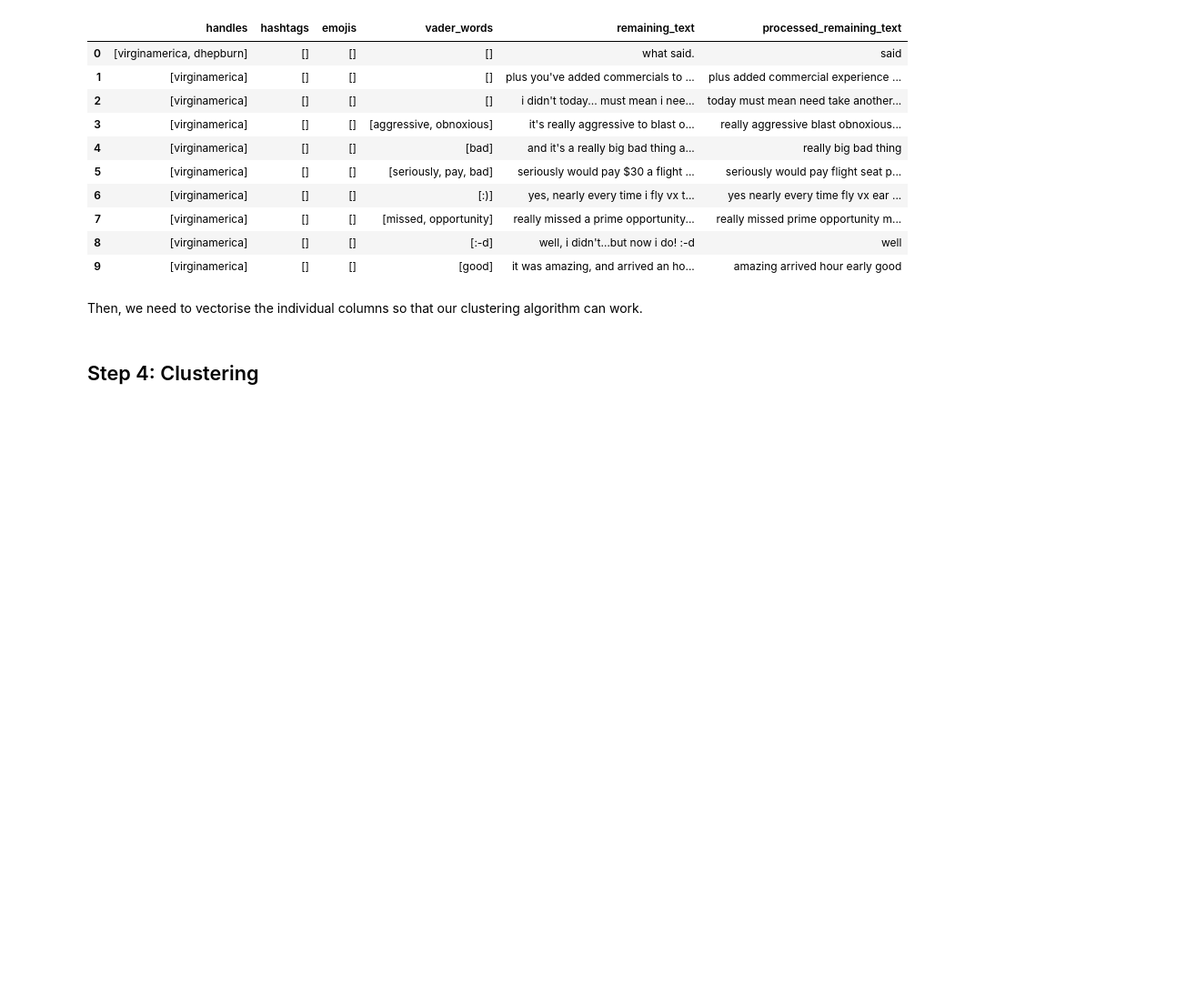
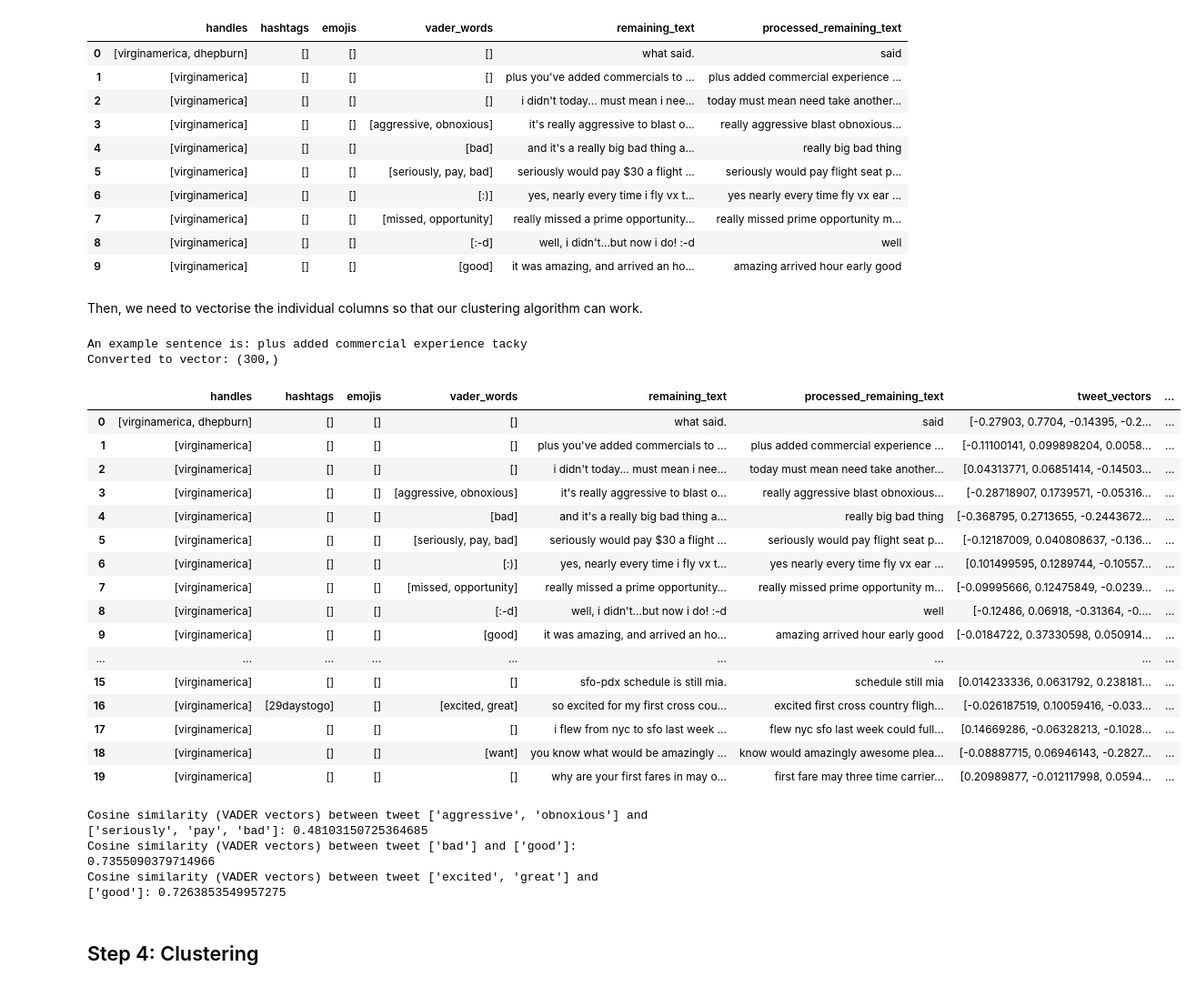
Before and after one commit to NomadZhang/MSI5001, a Jupyter notebook: main.ipynb, the cells around one changed output. Shown: that part at 91% size. Saved outputs shown, nothing was run; the diff lists cells and outputs as text; code cells hidden in the pictures; blank space fills up the shorter version.

```diff
--- a/main.ipynb
+++ b/main.ipynb
@@ -318,0 +331,13 @@ Then, we need to vectorise the individual columns so that our clustering algorit
+# %%
+import spacy
+#need to download the en_core_web_lg model
+#python -m spacy download en_core_web_lg
+nlp = spacy.load("en_core_web_lg") # Load a model with pre-trained vectors
+
+#Example of getting the vector for a sentence
+sentence=extracted_features["processed_remaining_text"].iloc[1]
+doc = nlp(sentence)
+print(f"An example sentence is: {sentence}\nConverted to vector: {doc.vector.shape}")
+# %% [output]
+An example sentence is: plus added commercial experience tacky
+Converted to vector: (300,)
@@ -319,3 +362,54 @@ Then, we need to vectorise the individual columns so that our clustering algorit
+# %%
+extracted_features.head(20)
+# %% [output]
+|  | handles | hashtags | emojis | vader_words | remaining_text | processed_remaining_text | tweet_vectors | ... |
+| 0 | [virginamerica, dhepburn] | [] | [] | [] | what said. | said | [-0.27903, 0.7704, -0.14395, -0.2... | ... |
+| 1 | [virginamerica] | [] | [] | [] | plus you've added commercials to ... | plus added commercial experience ... | [-0.11100141, 0.099898204, 0.0058... | ... |
+| 2 | [virginamerica] | [] | [] | [] | i didn't today... must mean i nee... | today must mean need take another... | [0.04313771, 0.06851414, -0.14503... | ... |
+| 3 | [virginamerica] | [] | [] | [aggressive, obnoxious] | it's really aggressive to blast o... | really aggressive blast obnoxious... | [-0.28718907, 0.1739571, -0.05316... | ... |
+| 4 | [virginamerica] | [] | [] | [bad] | and it's a really big bad thing a... | really big bad thing | [-0.368795, 0.2713655, -0.2443672... | ... |
+| 5 | [virginamerica] | [] | [] | [seriously, pay, bad] | seriously would pay $30 a flight ... | seriously would pay flight seat p... | [-0.12187009, 0.040808637, -0.136... | ... |
+| 6 | [virginamerica] | [] | [] | [:)] | yes, nearly every time i fly vx t... | yes nearly every time fly vx ear ... | [0.101499595, 0.1289744, -0.10557... | ... |
+| 7 | [virginamerica] | [] | [] | [missed, opportunity] | really missed a prime opportunity... | really missed prime opportunity m... | [-0.09995666, 0.12475849, -0.0239... | ... |
+| 8 | [virginamerica] | [] | [] | [:-d] | well, i didn't…but now i do! :-d | well | [-0.12486, 0.06918, -0.31364, -0.... | ... |
+| 9 | [virginamerica] | [] | [] | [good] | it was amazing, and arrived an ho... | amazing arrived hour early good | [-0.0184722, 0.37330598, 0.050914... | ... |
+| ... | ... | ... | ... | ... | ... | ... | ... | ... |
+| 15 | [virginamerica] | [] | [] | [] | sfo-pdx schedule is still mia. | schedule still mia | [0.014233336, 0.0631792, 0.238181... | ... |
+| 16 | [virginamerica] | [29daystogo] | [] | [excited, great] | so excited for my first cross cou... | excited first cross country fligh... | [-0.026187519, 0.10059416, -0.033... | ... |
+| 17 | [virginamerica] | [] | [] | [] | i flew from nyc to sfo last week ... | flew nyc sfo last week could full... | [0.14669286, -0.06328213, -0.1028... | ... |
+| 18 | [virginamerica] | [] | [] | [want] | you know what would be amazingly ... | know would amazingly awesome plea... | [-0.08887715, 0.06946143, -0.2827... | ... |
+| 19 | [virginamerica] | [] | [] | [] | why are your first fares in may o... | first fare may three time carrier... | [0.20989877, -0.012117998, 0.0594... | ... |
+# %%
+#Compare cosine similarity between two vectors
+
+def cosine_similarity(vector1, vector2):
+    """
+    Calculates the cosine similarity between two vectors.
+
+    Args:
+        vector1 (numpy.ndarray): The first vector.
+        vector2 (numpy.ndarray): The second vector.
+
+    Returns:
+        float: The cosine similarity between the two vectors.
+    """
+    dot_product = np.dot(vector1, vector2)
+    norm_vector1 = np.linalg.norm(vector1)
+    norm_vector2 = np.linalg.norm(vector2)
+
+    if norm_vector1 == 0 or norm_vector2 == 0:
+        return 0  # Handle cases where one or both vectors are zero vectors
+
+    similarity = dot_product / (norm_vector1 * norm_vector2)
+    return similarity
+
+print(f"Cosine similarity (VADER vectors) between tweet {extracted_features['vader_words'].iloc[3]} and {extracted_features['vader_words'].iloc[5]}: {cosine_similarity(extracted_features['VADER_vectors'].iloc[3], extracted_features['VADER_vectors'].iloc[5])}")
+print(f"Cosine similarity (VADER vectors) between tweet {extracted_features['vader_words'].iloc[4]} and {extracted_features['vader_words'].iloc[9]}: {cosine_similarity(extracted_features['VADER_vectors'].iloc[4], extracted_features['VADER_vectors'].iloc[9])}")
+print(f"Cosine similarity (VADER vectors) between tweet {extracted_features['vader_words'].iloc[16]} and {extracted_features['vader_words'].iloc[9]}: {cosine_similarity(extracted_features['VADER_vectors'].iloc[16], extracted_features['VADER_vectors'].iloc[9])}")
+# %% [output]
+Cosine similarity (VADER vectors) between tweet ['aggressive', 'obnoxious'] and ['seriously', 'pay', 'bad']: 0.48103150725364685
+Cosine similarity (VADER vectors) between tweet ['bad'] and ['good']: 0.7355090379714966
+Cosine similarity (VADER vectors) between tweet ['excited', 'great'] and ['good']: 0.7263853549957275
 # %% [markdown]
 ## Step 4: Clustering
 # %% [markdown]
```
Also changed, not shown: parts of 7 cells of this notebook, 1 other file.
